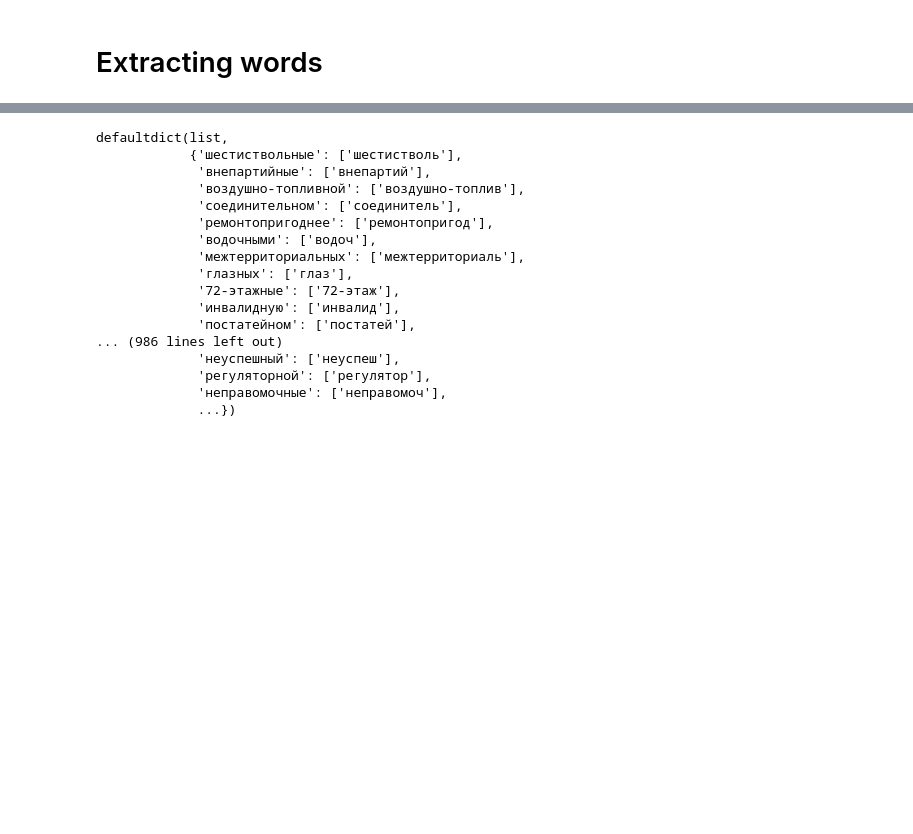
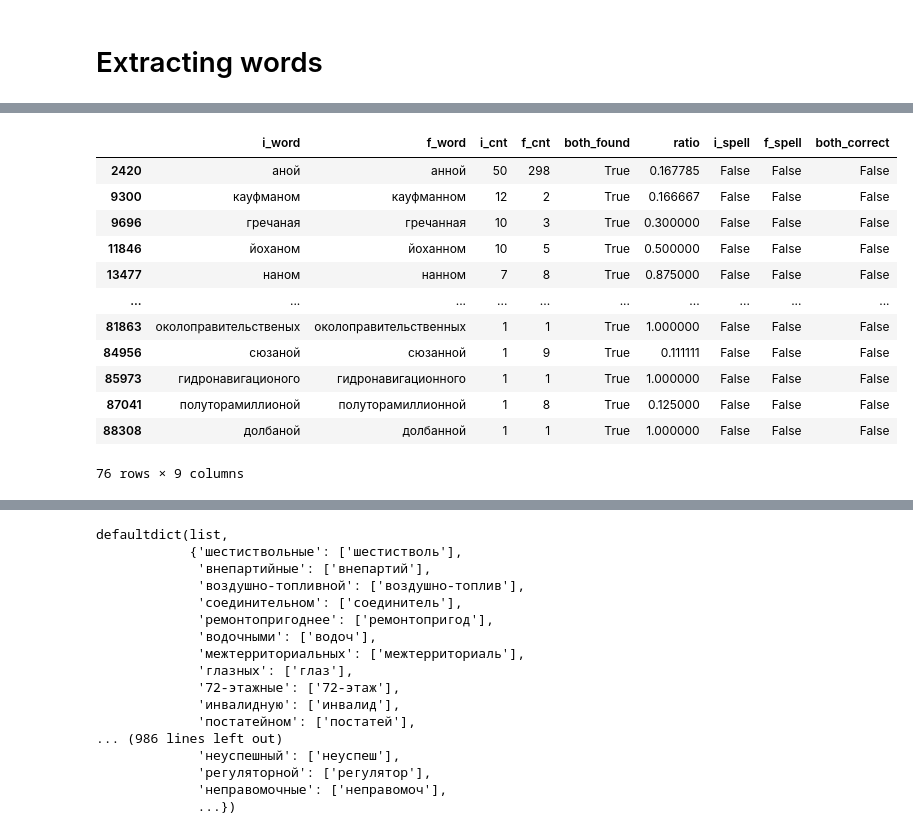
Before and after one commit to okulovsky/grammar_ru, a Jupyter notebook: research/n_nn/research.ipynb, the cells around one changed output, grey strips where cells are left out. Cells and saved outputs as stored; diff of their text form; code cells hidden in the pictures; blank space fills up the shorter version.

```diff
--- a/research/n_nn/playing-around.ipynb
+++ b/research/n_nn/research.ipynb
@@ -159,0 +130,11 @@ a[a['word'].str.contains('скважин')]
+# %%
+rows = []
+for word in counted:
+    if re.search(single_n_regex, word):
+        rows.append(
+            (word, another(word), counted[word], counted[another(word)])
+            )
+# %%
+df = pd.DataFrame(rows, columns=['i_word', 'f_word', 'i_cnt', 'f_cnt'])
+df['both_found'] = df[['i_cnt', 'f_cnt']].min(axis=1) > 0
+df = df[df.both_found]
@@ -159,0 +145,2 @@ a[a['word'].str.contains('скважин')]
+# %%
+df['ratio'] = np.minimum(df.i_cnt/df.f_cnt, df.f_cnt/df.i_cnt)
@@ -159,0 +230,24 @@ a[a['word'].str.contains('скважин')]
+# %%
+alg = SpellcheckAlgorithm()
+for prefix in ['i_', 'f_']:
+    xdf = pd.DataFrame(dict(word=df[prefix+'word'], word_type='ru'))
+    kdf = alg.run(DataBundle(src=xdf))
+    df[prefix+'spell'] = ~kdf.error
+
+df['both_correct'] = df.i_spell & df.f_spell
+# %%
+df[(~df['i_spell'] & ~df['f_spell']) & (df['ratio'] >= 0.1)]
+# %% [output]
+|  | i_word | f_word | i_cnt | f_cnt | both_found | ratio | i_spell | f_spell | both_correct |
+| 2420 | аной | анной | 50 | 298 | True | 0.167785 | False | False | False |
+| 9300 | кауфманом | кауфманном | 12 | 2 | True | 0.166667 | False | False | False |
+| 9696 | гречаная | гречанная | 10 | 3 | True | 0.300000 | False | False | False |
+| 11846 | йоханом | йоханном | 10 | 5 | True | 0.500000 | False | False | False |
+| 13477 | наном | нанном | 7 | 8 | True | 0.875000 | False | False | False |
+| ... | ... | ... | ... | ... | ... | ... | ... | ... | ... |
+| 81863 | околоправительственых | околоправительственных | 1 | 1 | True | 1.000000 | False | False | False |
+| 84956 | сюзаной | сюзанной | 1 | 9 | True | 0.111111 | False | False | False |
+| 85973 | гидронавигационого | гидронавигационного | 1 | 1 | True | 1.000000 | False | False | False |
+| 87041 | полуторамиллионой | полуторамиллионной | 1 | 8 | True | 0.125000 | False | False | False |
+| 88308 | долбаной | долбанной | 1 | 1 | True | 1.000000 | False | False | False |
+76 rows × 9 columns
```
Also changed, not shown: parts of 30 cells of this notebook, 8 other files.
